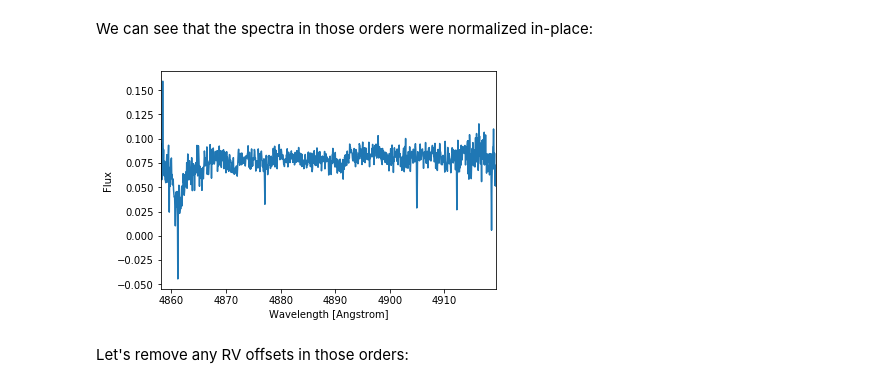
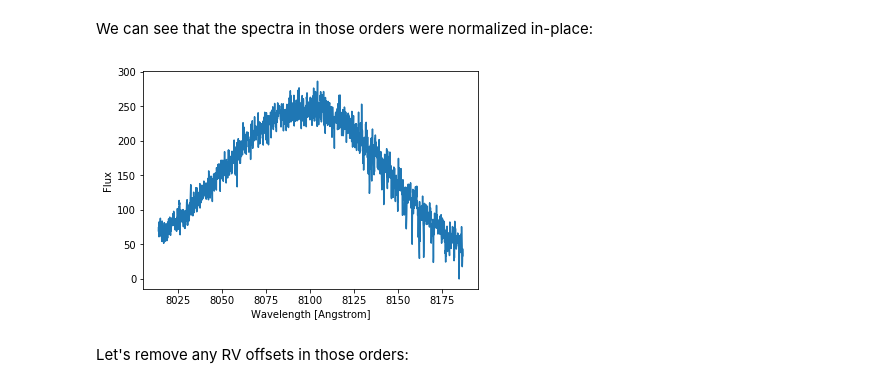
Before and after one commit to bmorris3/aesop, a Jupyter notebook: notebooks/example.ipynb, the cells around one changed output. Saved outputs shown, nothing was run; the diff lists cells and outputs as text; code cells hidden in the pictures.

```diff
--- a/notebooks/example.ipynb
+++ b/notebooks/example.ipynb
@@ -67,9 +66,9 @@ target_spectrum.continuum_normalize(standard_spectrum,
 # %% [markdown]
 We can see that the spectra in those orders were normalized in-place:
 # %%
-target_spectrum[62].plot()
+target_spectrum[90].plot()
 # %% [output]
-[figure, old version]
+[figure, new version]
 # %% [markdown]
 Let's remove any RV offsets in those orders:
 # %%
```
Also changed, not shown: parts of 5 cells of this notebook, 1 other file.
